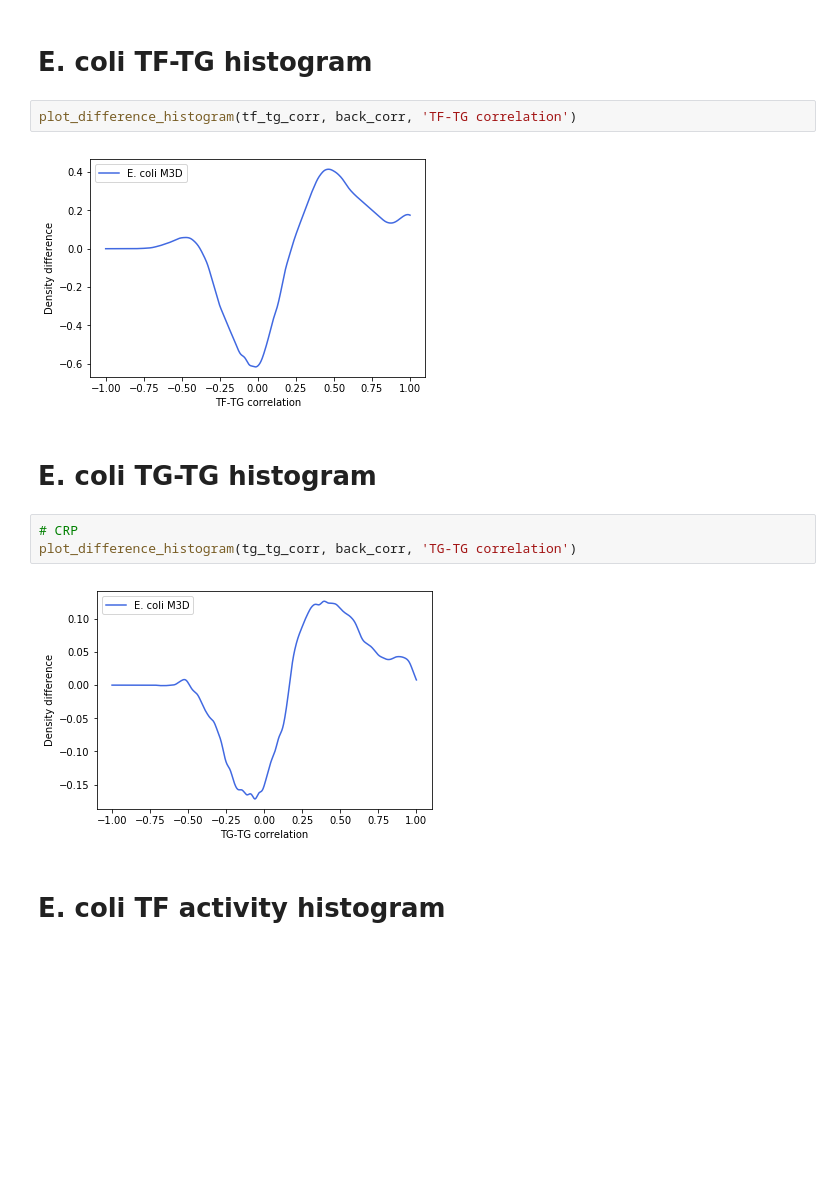
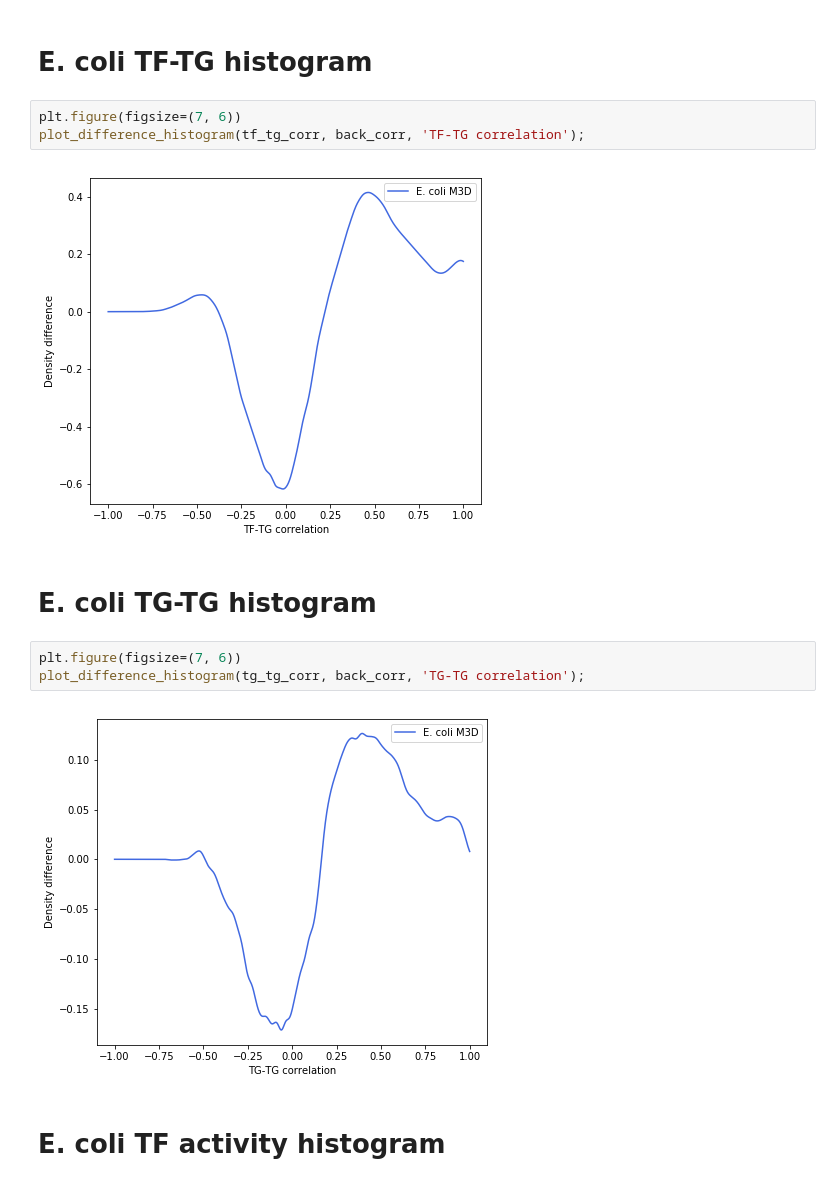
Before and after one commit to rvinas/adversarial-gene-expression, a Jupyter notebook: src/eda.ipynb, the cells around one changed output. Cells and saved outputs as stored; diff of their text form; blank space fills up the shorter version.

```diff
--- a/src/eda.ipynb
+++ b/src/eda.ipynb
@@ -66,16 +54,17 @@ sns.distplot(tg_tg_corr);
 # %% [markdown]
 # E. coli TF-TG histogram
 # %%
-plot_difference_histogram(tf_tg_corr, back_corr, 'TF-TG correlation')
+plt.figure(figsize=(7, 6))
+plot_difference_histogram(tf_tg_corr, back_corr, 'TF-TG correlation');
 # %% [output]
-[figure, old version]
+[figure, new version]
 # %% [markdown]
 # E. coli TG-TG histogram
 # %%
-# CRP
-plot_difference_histogram(tg_tg_corr, back_corr, 'TG-TG correlation')
+plt.figure(figsize=(7, 6))
+plot_difference_histogram(tg_tg_corr, back_corr, 'TG-TG correlation');
 # %% [output]
-[figure, old version]
+[figure, new version]
 # %% [markdown]
 # E. coli TF activity histogram
 # %%
```
Also changed, not shown: parts of 12 cells of this notebook, 12 other files.
